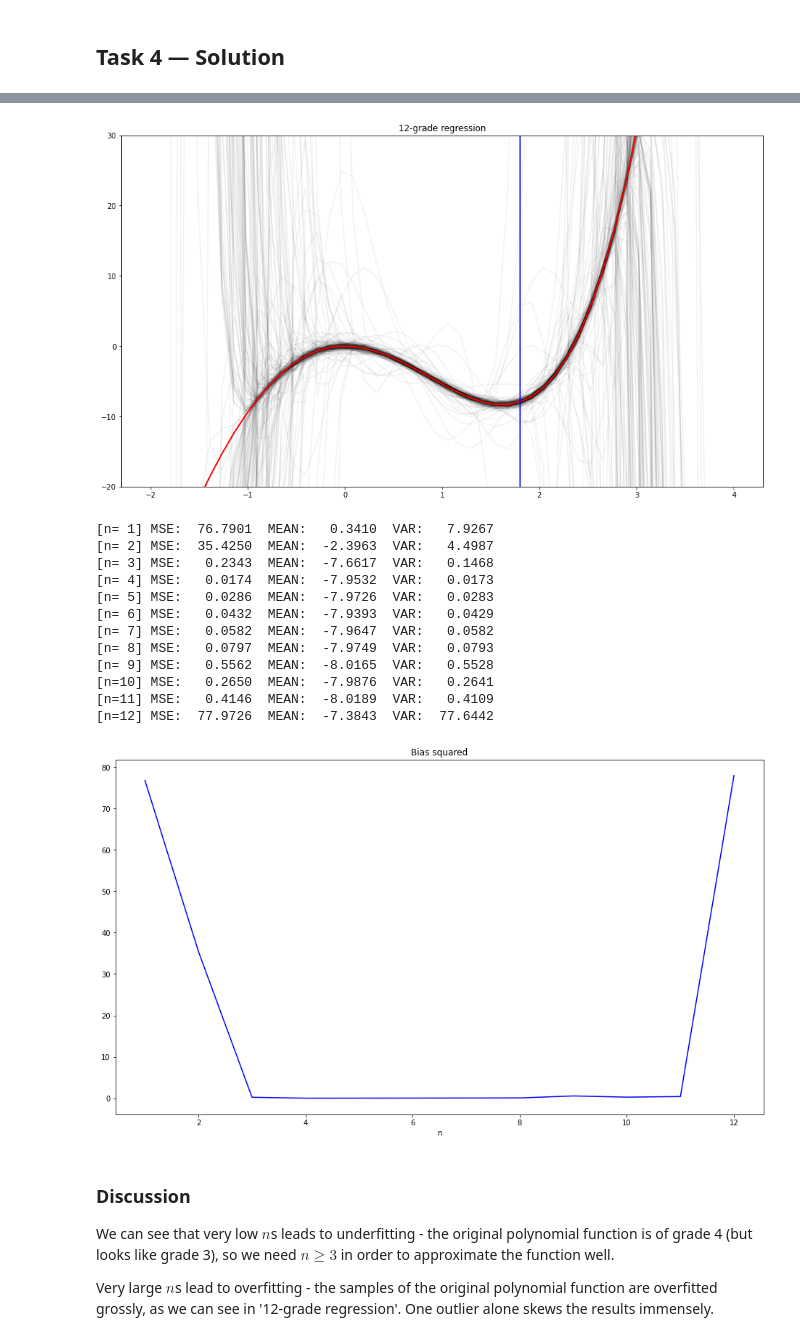
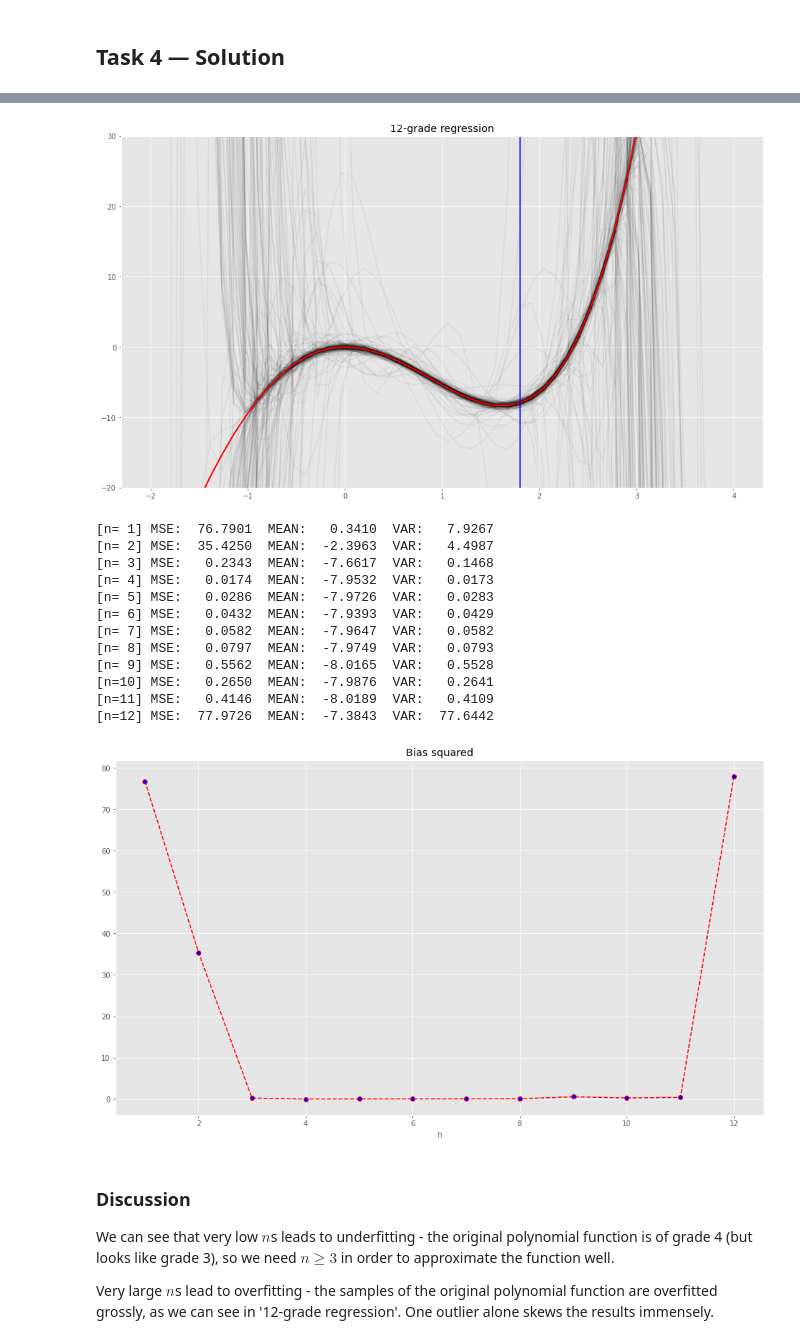
Before and after one commit to Steve2608/machine-learning-supervised-techniques, a Jupyter notebook: UE2/A02_01555842_Brandl_Stefan.ipynb, the cells around one changed output, grey strips where cells are left out. Drawn from its saved outputs; the diff is of its cells as text; code cells hidden in the pictures.

```diff
--- a/UE2/A02_01555842_Brandl_Stefan.ipynb
+++ b/UE2/A02_01555842_Brandl_Stefan.ipynb
@@ -20,15 +20,18 @@ Visualize the marginal distribution $p(x)$ in one plot and the two conditional d
 ## Task1 &mdash; Solution
 Your analytic results go here.
 # %%
+from typing import Union
+
 from matplotlib import pyplot as plt
+plt.style.use('ggplot')
 import numpy as np
 from numpy import pi as PI
 
 
-def negative(x):
+def negative(x: Union[float, np.ndarray]) -> Union[float, np.ndarray]:
     return 1/(2*np.sqrt(PI)) * np.exp(((x+1)**2) / -4)
 
-def positive(x):
+def positive(x: Union[float, np.ndarray]) -> Union[float, np.ndarray]:
     return np.sqrt(2 / PI) * np.exp(-2*(x-3)**2)
 
 
@@ -179,11 +182,11 @@ After having followed these steps, visualize your results appropriately. Discuss
 # %% [markdown]
 ## Task 4 &mdash; Solution
 # %%
-def f(x):
+def f(x: Union[float, np.ndarray]) -> Union[float, np.ndarray]:
     return 0.6*x**4 + 2*x**3 - 8*x**2
 
 
-def f_noise(x):
+def f_noise(x: np.ndarray) -> np.ndarray:
     return f(x) + np.random.normal(0, np.sqrt(0.09), len(x))
 
 
@@ -223,7 +226,14 @@ for i, line in enumerate(predictions):
 
 plt.figure(figsize=(16, 9))
 plt.title('Bias squared')
-plt.plot(n, [np.mean((predictions[i - 1, :] - f(x0))**2) for i in n], color='b')
+plt.plot(
+    n,
+    [np.mean((predictions[i - 1, :] - f(x0))**2) for i in n],
+    color='r',
+    linestyle='dashed',
+    marker='o',
+    markerfacecolor='b'
+)
 plt.xlabel('n')
 plt.show()
 # %% [output]
@@ -241,17 +251,17 @@ plt.show()
-[figure, old version]
+[figure, new version]
 [n= 1] MSE:  76.7901  MEAN:   0.3410  VAR:   7.9267
 [n= 2] MSE:  35.4250  MEAN:  -2.3963  VAR:   4.4987
 [n= 3] MSE:   0.2343  MEAN:  -7.6617  VAR:   0.1468
 [n= 4] MSE:   0.0174  MEAN:  -7.9532  VAR:   0.0173
 [n= 5] MSE:   0.0286  MEAN:  -7.9726  VAR:   0.0283
 [n= 6] MSE:   0.0432  MEAN:  -7.9393  VAR:   0.0429
 [n= 7] MSE:   0.0582  MEAN:  -7.9647  VAR:   0.0582
 [n= 8] MSE:   0.0797  MEAN:  -7.9749  VAR:   0.0793
 [n= 9] MSE:   0.5562  MEAN:  -8.0165  VAR:   0.5528
 [n=10] MSE:   0.2650  MEAN:  -7.9876  VAR:   0.2641
 [n=11] MSE:   0.4146  MEAN:  -8.0189  VAR:   0.4109
 [n=12] MSE:  77.9726  MEAN:  -7.3843  VAR:  77.6442
-[figure, old version]
+[figure, new version]
 # %% [markdown]
 ### Discussion
 We can see that very low $n$s leads to underfitting - the original polynomial function is of grade 4 (but looks like grade 3), so we need $n \ge 3$ in order to approximate the function well.
```
Also changed, not shown: parts of 2 cells of this notebook, 1 other file.
